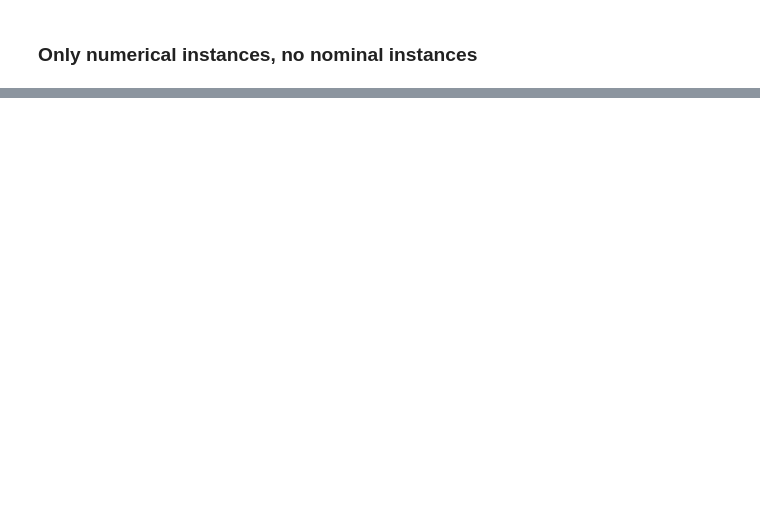
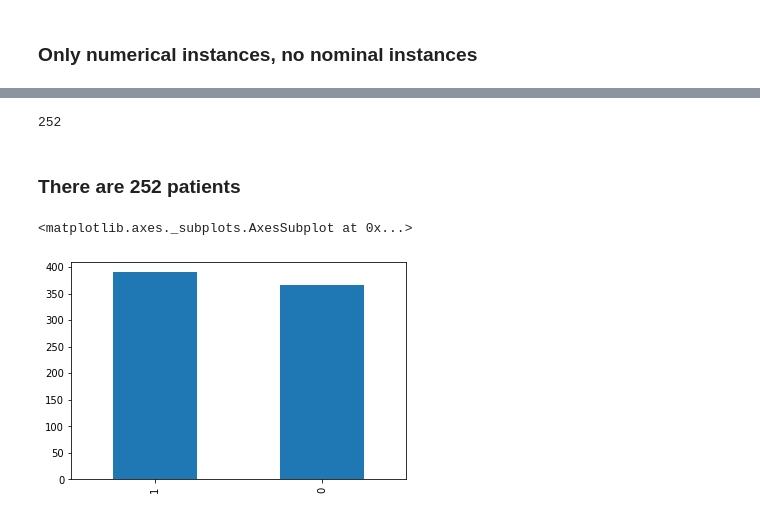
Before and after one commit to mskl/ist-mi-cdadosi7, a Jupyter notebook: project/Roos Project .ipynb, the cells around one changed output, grey strips where cells are left out. Cells and saved outputs as stored; diff of their text form; code cells hidden in the pictures; blank space fills up the shorter version.

```diff
--- a/project/Roos Project .ipynb
+++ b/project/Roos Project .ipynb
@@ -82,0 +110,13 @@ plt.show()
+# %%
+#Count the number of patients
+data['id'].nunique()
+# %% [output]
+252
+# %% [markdown]
+### There are 252 patients
+# %%
+#Show the gender distribution
+data.gender.value_counts().plot(kind='bar')
+# %% [output]
+<matplotlib.axes._subplots.AxesSubplot at 0x...>
+[figure, added]
```
Also changed, not shown: parts of 15 cells of this notebook.
